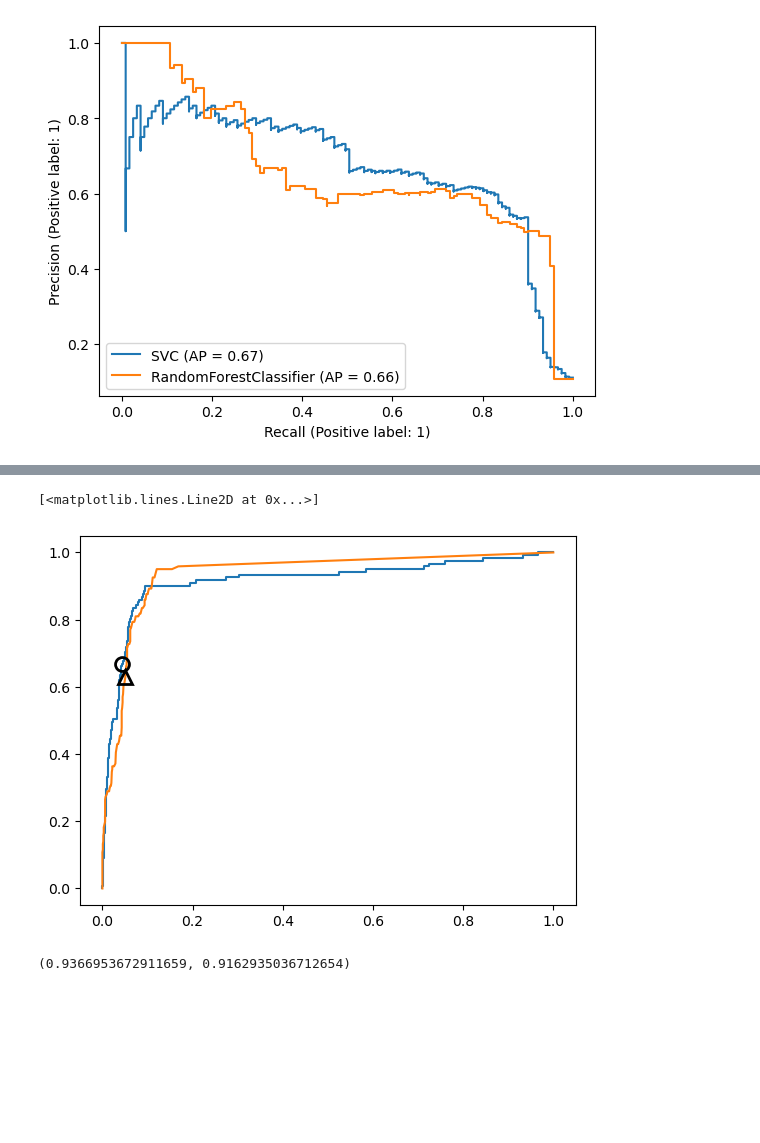
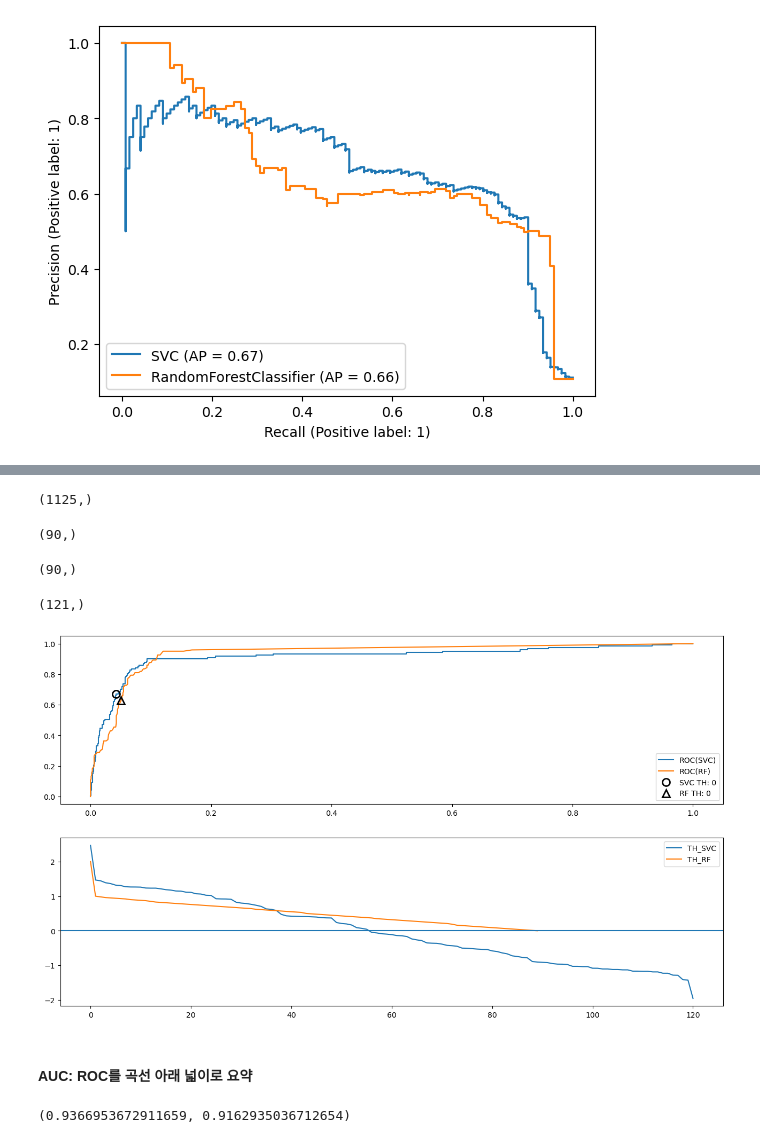
Before and after one commit to davidptuackr/ppb, a Jupyter notebook: 05_평가와_성능향상.ipynb, the cells around one changed output, grey strips where cells are left out. Drawn from its saved outputs; the diff is of its cells as text; code cells hidden in the pictures; blank space fills up the shorter version.

```diff
--- a/05_평가와_성능향상.ipynb
+++ b/05_평가와_성능향상.ipynb
@@ -1195,18 +1292,42 @@ plt.show()
+# %%
+y_test.shape
+# %% [output]
+(1125,)
+# %%
+tpr_rf.shape
+# %% [output]
+(90,)
+# %%
+thresholds_rf.shape
+# %% [output]
+(90,)
+# %%
+thresholds_svc.shape
+# %% [output]
+(121,)
 # %%
-from sklearn.metrics import roc_curve
-fpr_rf, tpr_rf, thresholds_rf = roc_curve(y_test, rf.predict_proba(X_test)[ : , 1])
-fpr_svc, tpr_svc, thresholds_svc = roc_curve(y_test, svc.decision_function(X_test))
+fig, axes = plt.subplots(2, 1, figsize=(16, 9))
 
-plt.plot(fpr_svc, tpr_svc, label='ROC(SVC)')
-plt.plot(fpr_rf, tpr_rf, label='ROC(RF)')
+roc = axes[0]
+ths = axes[1]
 
-close_defalult_rf = np.argmin(np.abs(thresholds_rf - 0.5))
-close_zero = np.argmin(np.abs(thresholds_svc))
+roc.plot(fpr_svc, tpr_svc, label='ROC(SVC)')
+roc.plot(fpr_rf, tpr_rf, label='ROC(RF)')
 
-plt.plot(fpr_svc[close_zero], tpr_svc[close_zero], 'o', markersize=10, label='SVC TH: 0', fillstyle='none', c='k', mew=2)
+roc.plot(fpr_svc[close_zero], tpr_svc[close_zero], 'o', markersize=10, label='SVC TH: 0', fillstyle='none', c='k', mew=2)
+roc.plot(fpr_rf[close_defalult_rf], tpr_rf[close_defalult_rf], '^', markersize=10, label='RF TH: 0', fillstyle='none', c='k', mew=2)
 
-plt.plot(fpr_rf[close_defalult_rf], tpr_rf[close_defalult_rf], '^', markersize=10, label='RF TH: 0', fillstyle='none', c='k', mew=2)
+roc.legend()
+
+ths.plot(thresholds_svc, label='TH_SVC')
+ths.plot(thresholds_rf, label='TH_RF')
+ths.axhline(0, 0, 150)
+
+ths.legend()
+
+plt.show()
 # %% [output]
-[<matplotlib.lines.Line2D at 0x...>]
-[figure, old version]
+[figure, new version]
+# %% [markdown]
+#### AUC: ROC를 곡선 아래 넓이로 요약
 # %%
```
Also changed, not shown: parts of 35 cells of this notebook.
